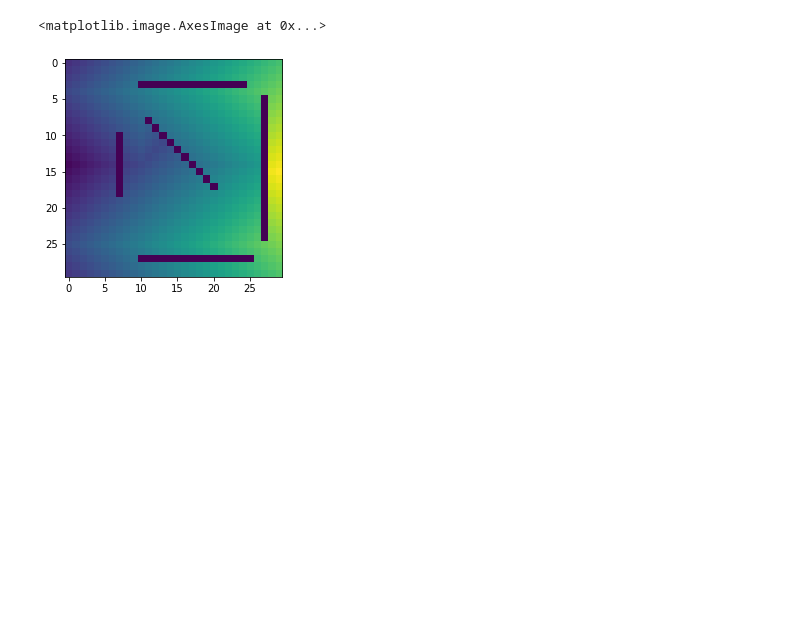
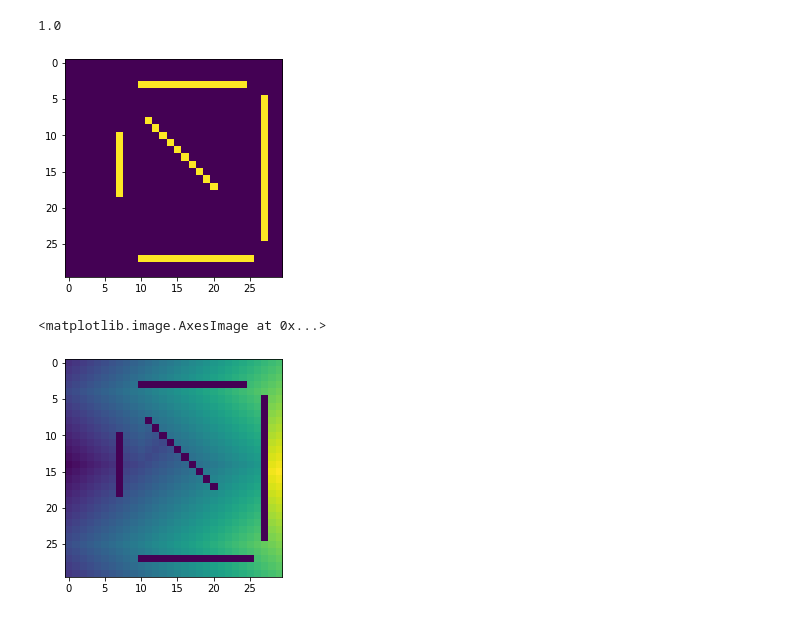
Before and after one commit to KonstantinPakulev/PA_Project, a Jupyter notebook: visualizations.ipynb, the cells around one changed output. Drawn from its saved outputs; the diff is of its cells as text; code cells hidden in the pictures; blank space fills up the shorter version.

```diff
--- a/visualizations.ipynb
+++ b/visualizations.ipynb
@@ -133,3 +39,12 @@ array([1, 0])
+# %%
+env = np.load("/Users/Konstantin/PycharmProjects/PA_Project/data.npz")['environment']
+
+plt.imshow(env)
+
+print(env[11, 7])
+# %% [output]
+1.0
+[figure, added]
 # %%
 plt.imshow(env._agents[0]._R_path)
 # %% [output]
```
Also changed, not shown: parts of 4 cells of this notebook, 6 other files.
